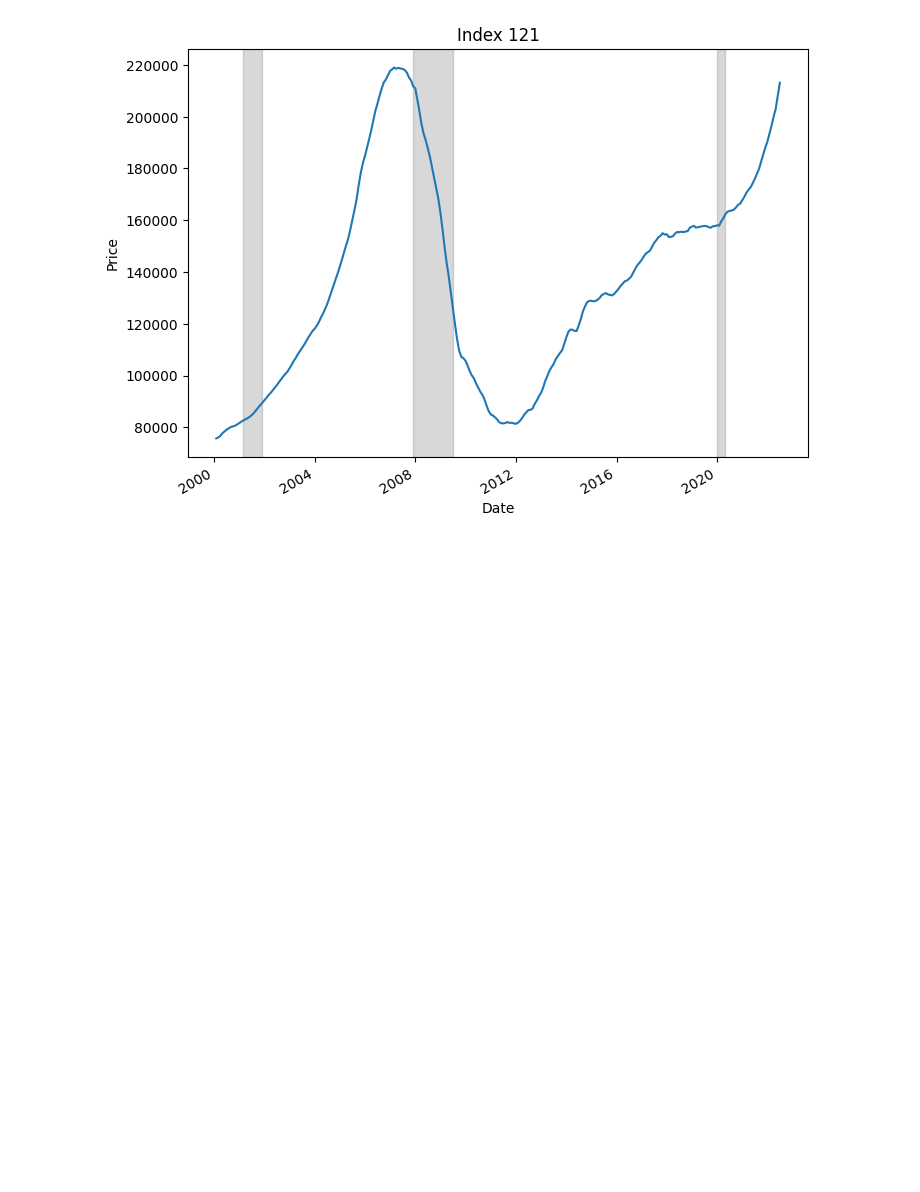
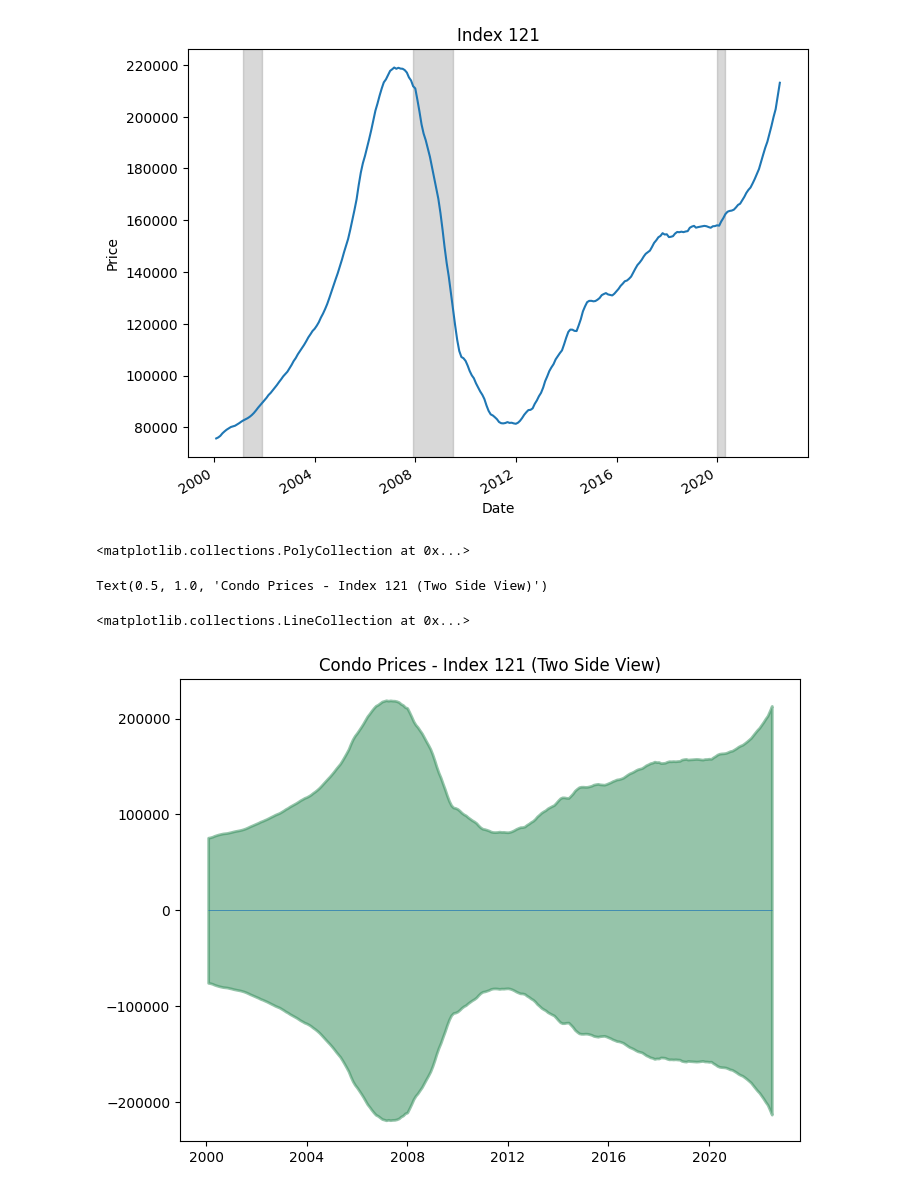
Before and after one commit to fhossain75/Miami-ML, a Jupyter notebook: exploratory-data-analysis/housing-prices.ipynb, the cells around one changed output. Drawn from its saved outputs; the diff is of its cells as text; code cells hidden in the pictures; blank space fills up the shorter version.

```diff
--- a/exploratory-data-analysis/housing-prices.ipynb
+++ b/exploratory-data-analysis/housing-prices.ipynb
@@ -182,3 +185,20 @@ Text(0, 0.5, 'Price')
 <matplotlib.patches.Polygon at 0x...>
 <matplotlib.patches.Polygon at 0x...>
 [figure]
+# %%
+# Two-side view to emphasize growth
+
+x = index_121_df.Date.values
+y1 = index_121_df.Price.values
+
+# Plot
+fig, ax = plt.subplots(figsize=(8, 6))
+plt.fill_between(x, y1=y1, y2=-y1, alpha=0.5, linewidth=2, color='seagreen')
+plt.title('Condo Prices - Index 121 (Two Side View)')
+plt.hlines(y=0, xmin=np.min(index_121_df.Date), xmax=np.max(index_121_df.Date), linewidth=.5)
+plt.show()
+# %% [output]
+<matplotlib.collections.PolyCollection at 0x...>
+Text(0.5, 1.0, 'Condo Prices - Index 121 (Two Side View)')
+<matplotlib.collections.LineCollection at 0x...>
+[figure, added]
```
Also changed, not shown: parts of 6 cells of this notebook.
